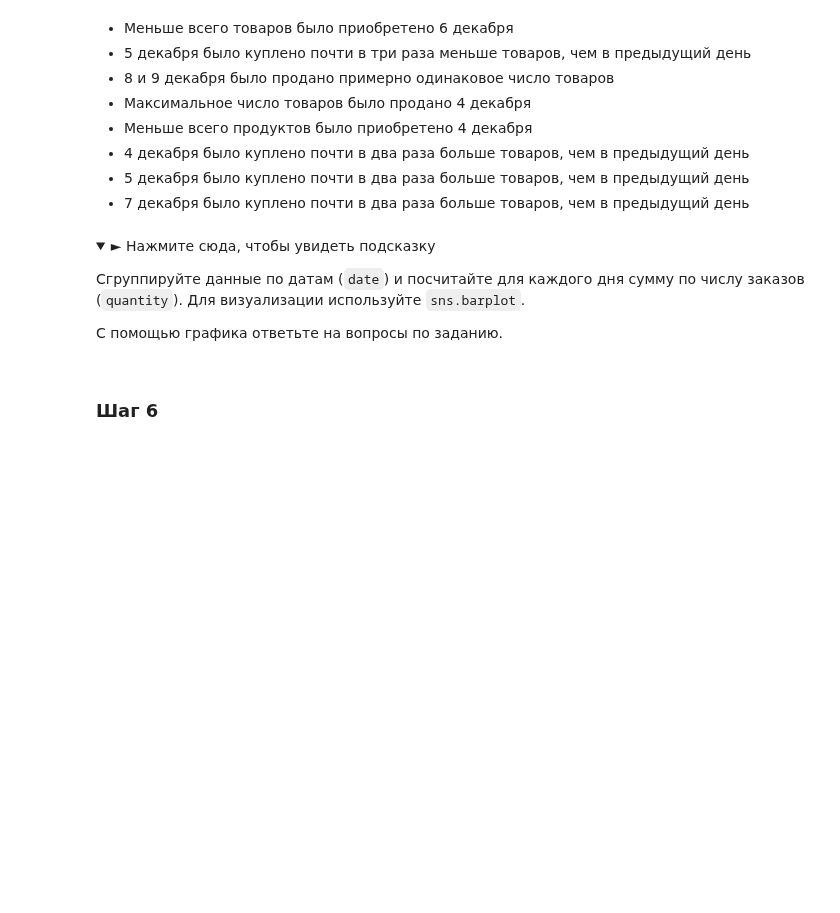
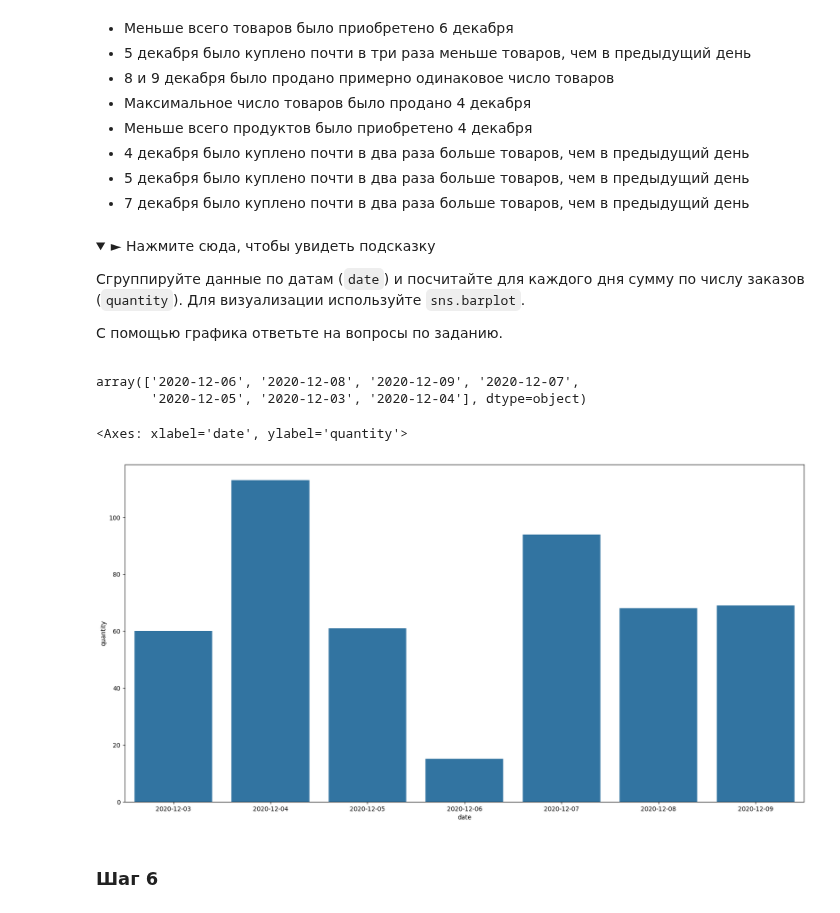
Before and after one commit to bulatibragimov/from-zero-to-data-analyst, a Jupyter notebook: python/untidy_data_cleaning/untidy_data.ipynb, the cells around one changed output. Drawn from its saved outputs; the diff is of its cells as text; code cells hidden in the pictures; folded sections open; blank space fills up the shorter version.

```diff
--- a/python/untidy_data_cleaning/untidy_data.ipynb
+++ b/python/untidy_data_cleaning/untidy_data.ipynb
@@ -499,3 +529,16 @@ sns.barplot(x='col_x', y='col_y', data=df, order=df.sort_values('col_y').col_x,
+# %%
+df_all.date.unique()
+# %% [output]
+array(['2020-12-06', '2020-12-08', '2020-12-09', '2020-12-07',
+       '2020-12-05', '2020-12-03', '2020-12-04'], dtype=object)
+# %%
+# Ваш код здесь
+plt.figure(figsize=  (20,10))
+order = [ '2020-12-03', '2020-12-04', '2020-12-05', '2020-12-06','2020-12-07','2020-12-08', '2020-12-09']
+sns.barplot(data = df_all, x = 'date', y = 'quantity', estimator='sum', errorbar=None, order = order)
+# %% [output]
+<Axes: xlabel='date', ylabel='quantity'>
+[figure, added]
 # %% [markdown]
 ### Шаг 6
 # %% [markdown]
```
Also changed, not shown: parts of 34 cells of this notebook, 2 other files.
